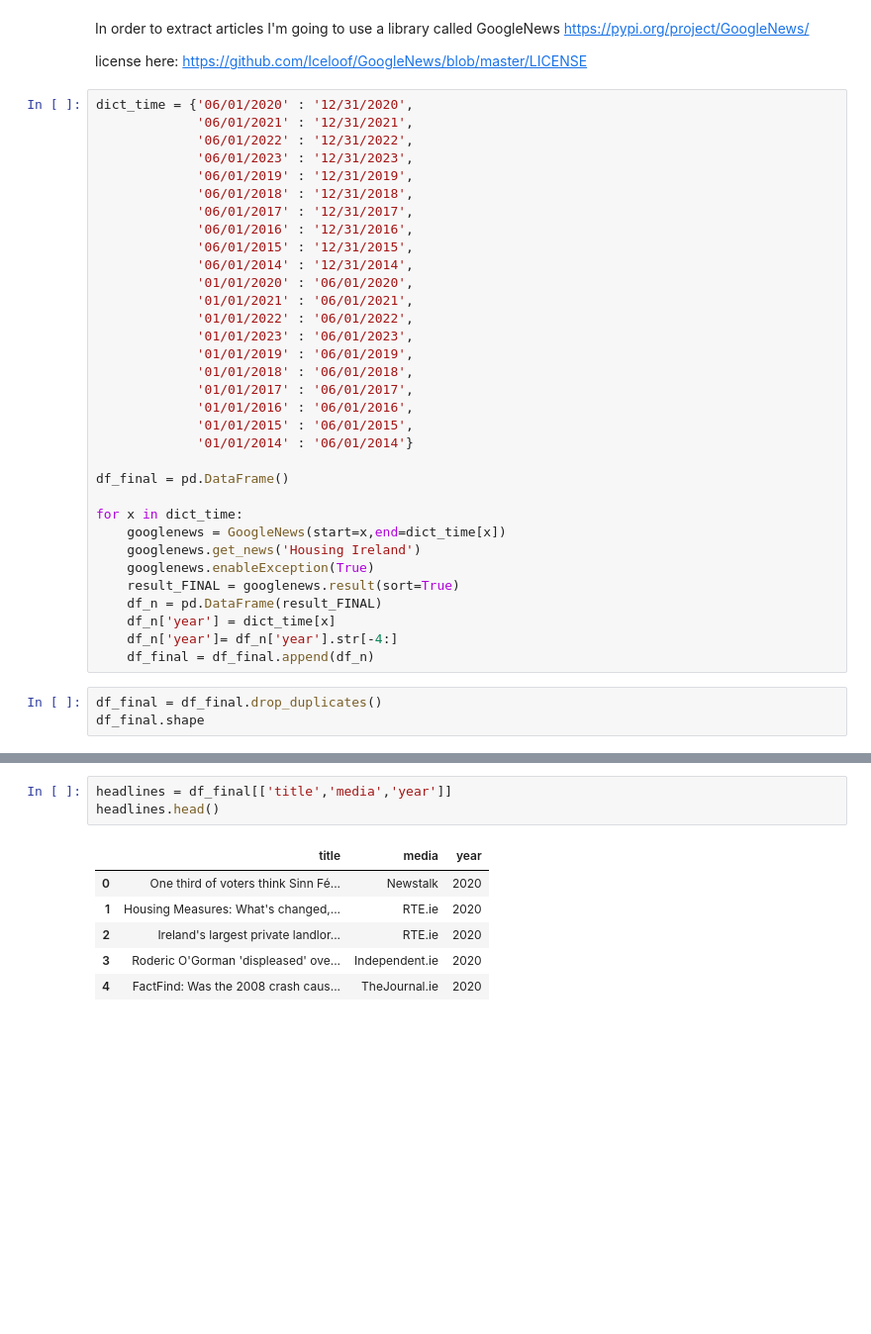
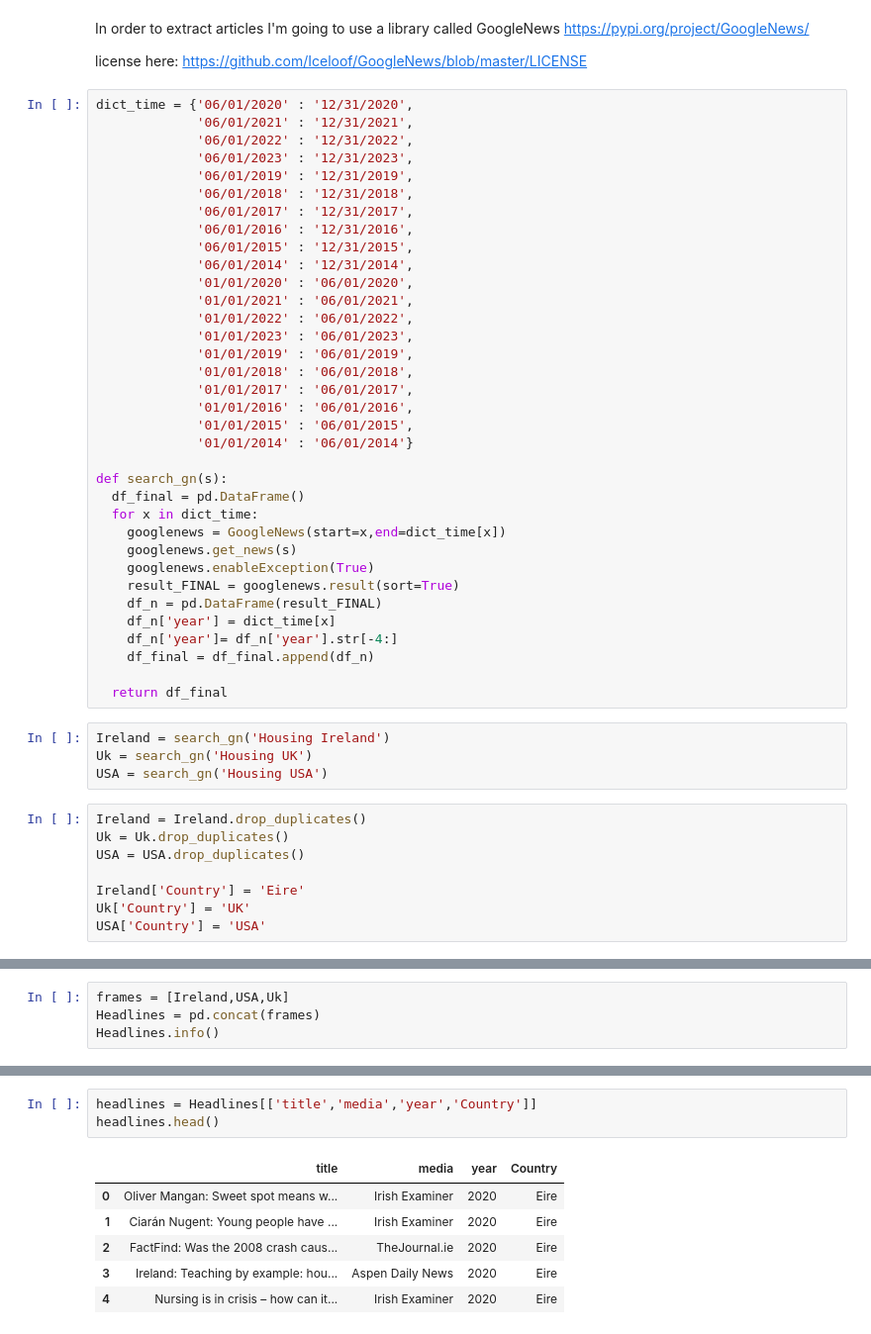
Before and after one commit to alexCCTcollege/CA-2, a Jupyter notebook: Code.ipynb, the cells around one changed output, grey strips where cells are left out. Shown at 99% size. Drawn from its saved outputs; the diff is of its cells as text; blank space fills up the shorter version.

```diff
--- a/Code.ipynb
+++ b/Code.ipynb
@@ -37,17 +38,28 @@ dict_time = {'06/01/2020' : '12/31/2020',
              '01/01/2015' : '06/01/2015',
              '01/01/2014' : '06/01/2014'}
 
-df_final = pd.DataFrame()
-
-for x in dict_time:
+def search_gn(s):
+  df_final = pd.DataFrame()
+  for x in dict_time:
     googlenews = GoogleNews(start=x,end=dict_time[x])
-    googlenews.get_news('Housing Ireland')
+    googlenews.get_news(s)
     googlenews.enableException(True)
     result_FINAL = googlenews.result(sort=True)
     df_n = pd.DataFrame(result_FINAL)
     df_n['year'] = dict_time[x]
     df_n['year']= df_n['year'].str[-4:]
     df_final = df_final.append(df_n)
+
+  return df_final
+# %%
+Ireland = search_gn('Housing Ireland')
+Uk = search_gn('Housing UK')
+USA = search_gn('Housing USA')
 # %%
-df_final = df_final.drop_duplicates()
-df_final.shape
+Ireland = Ireland.drop_duplicates()
+Uk = Uk.drop_duplicates()
+USA = USA.drop_duplicates()
+
+Ireland['Country'] = 'Eire'
+Uk['Country'] = 'UK'
+USA['Country'] = 'USA'
@@ -55,0 +66,4 @@ df_final.shape
+# %%
+frames = [Ireland,USA,Uk]
+Headlines = pd.concat(frames)
+Headlines.info()
@@ -56,13 +97,13 @@ df_final.shape
 # %%
-headlines = df_final[['title','media','year']]
+headlines = Headlines[['title','media','year','Country']]
 headlines.head()
 # %% [output]
-|  | title | media | year |
-| 0 | One third of voters think Sinn Fé... | Newstalk | 2020 |
-| 1 | Housing Measures: What's changed,... | RTE.ie | 2020 |
-| 2 | Ireland's largest private landlor... | RTE.ie | 2020 |
-| 3 | Roderic O'Gorman 'displeased' ove... | Independent.ie | 2020 |
-| 4 | FactFind: Was the 2008 crash caus... | TheJournal.ie | 2020 |
+|  | title | media | year | Country |
+| 0 | Oliver Mangan: Sweet spot means w... | Irish Examiner | 2020 | Eire |
+| 1 | Ciarán Nugent: Young people have ... | Irish Examiner | 2020 | Eire |
+| 2 | FactFind: Was the 2008 crash caus... | TheJournal.ie | 2020 | Eire |
+| 3 | Ireland: Teaching by example: hou... | Aspen Daily News | 2020 | Eire |
+| 4 | Nursing is in crisis – how can it... | Irish Examiner | 2020 | Eire |
 # %%
 headlines.isna().sum()
 # %% [output]
```
Also changed, not shown: parts of 12 cells of this notebook.
